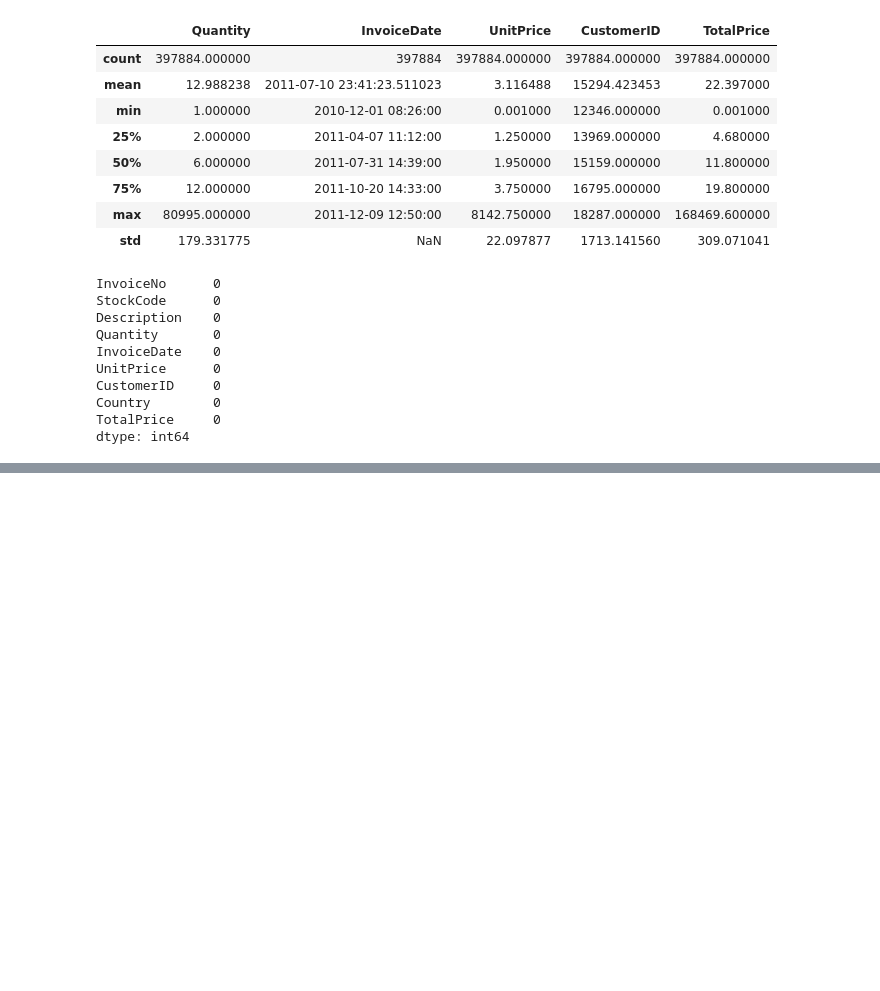
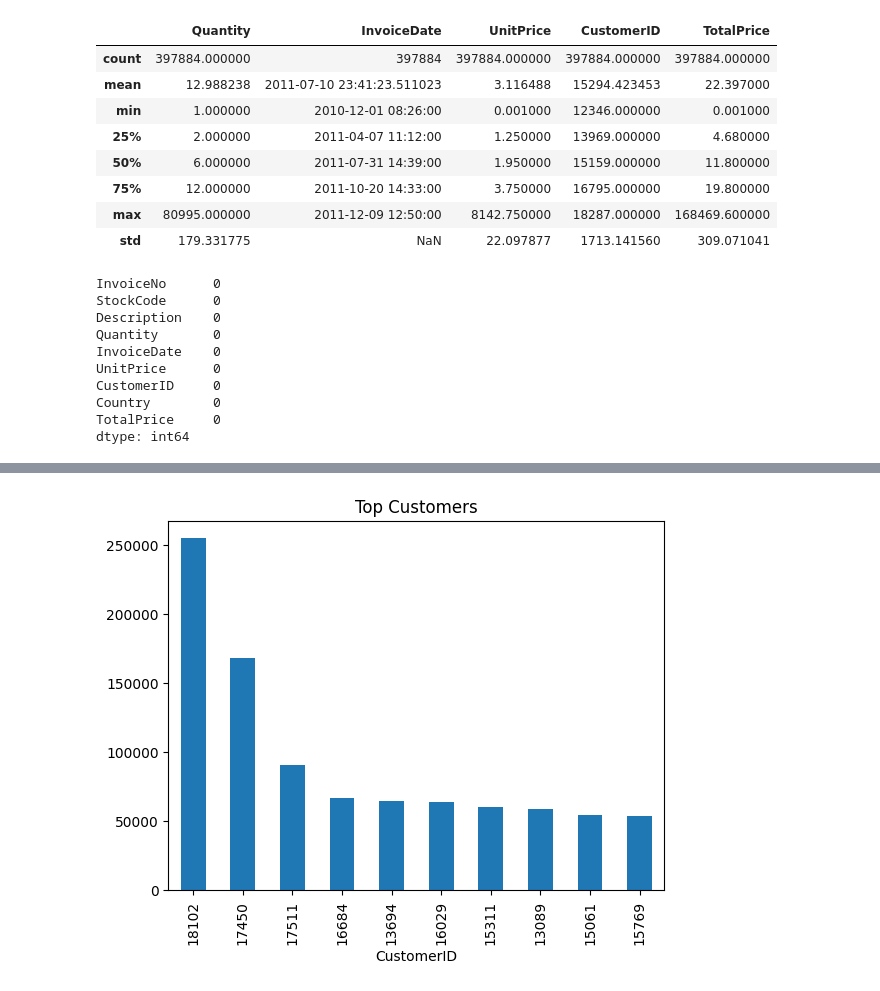
Before and after one commit to Qanmberjawad/clv-prediction, a Jupyter notebook: notebooks/01_data_loading.ipynb, the cells around one changed output, grey strips where cells are left out. Saved outputs shown, nothing was run; the diff lists cells and outputs as text; code cells hidden in the pictures; blank space fills up the shorter version.

```diff
--- a/notebooks/01_data_loading.ipynb
+++ b/notebooks/01_data_loading.ipynb
@@ -116,0 +152,8 @@ dtype: int64
+# %%
+top_customers = df.groupby('CustomerID')['TotalPrice'].sum().sort_values(ascending=False).head(10)
+
+top_customers.plot(kind='bar')
+plt.title("Top Customers")
+plt.show()
+# %% [output]
+[figure, added]
```
Also changed, not shown: parts of 12 cells of this notebook.
